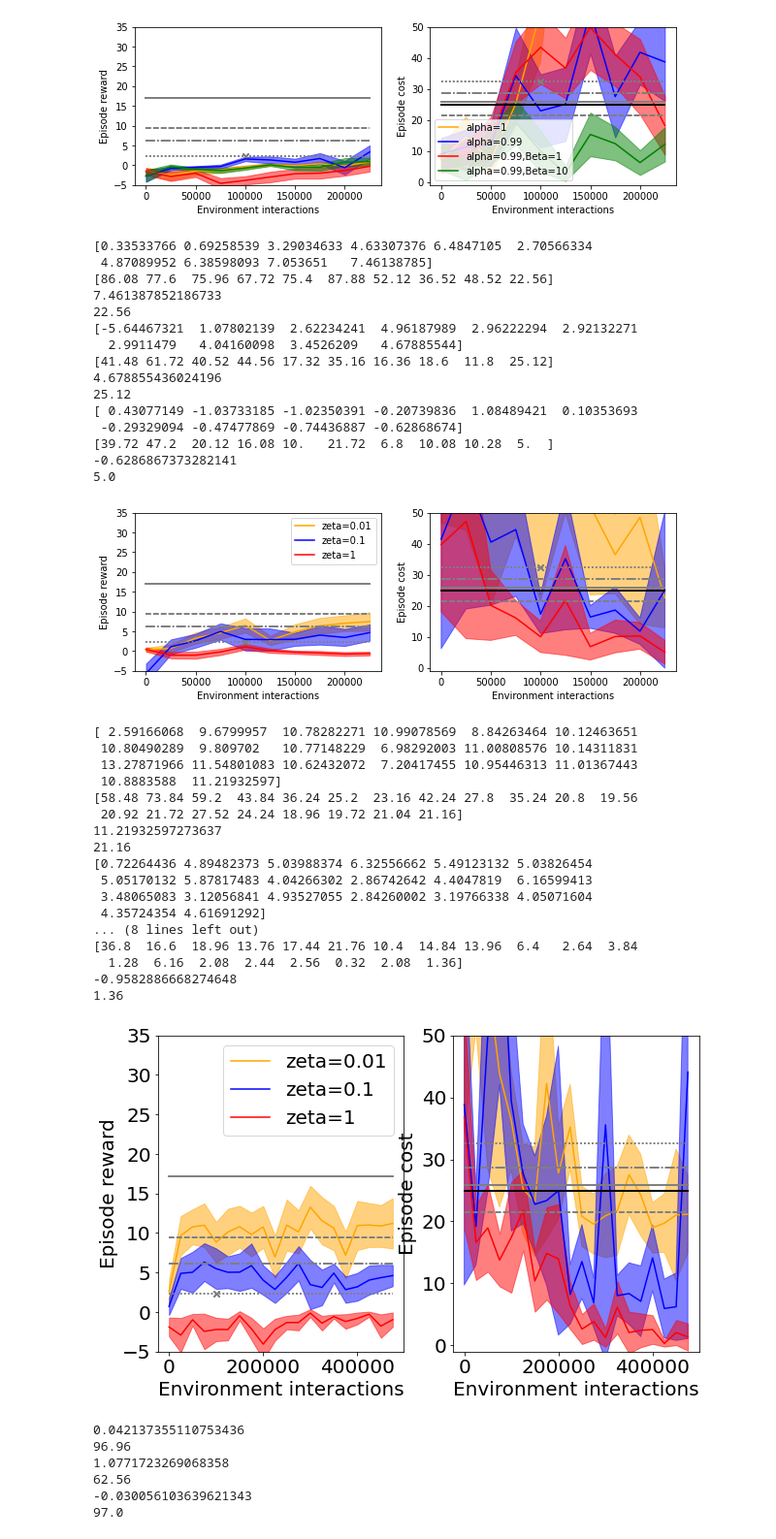
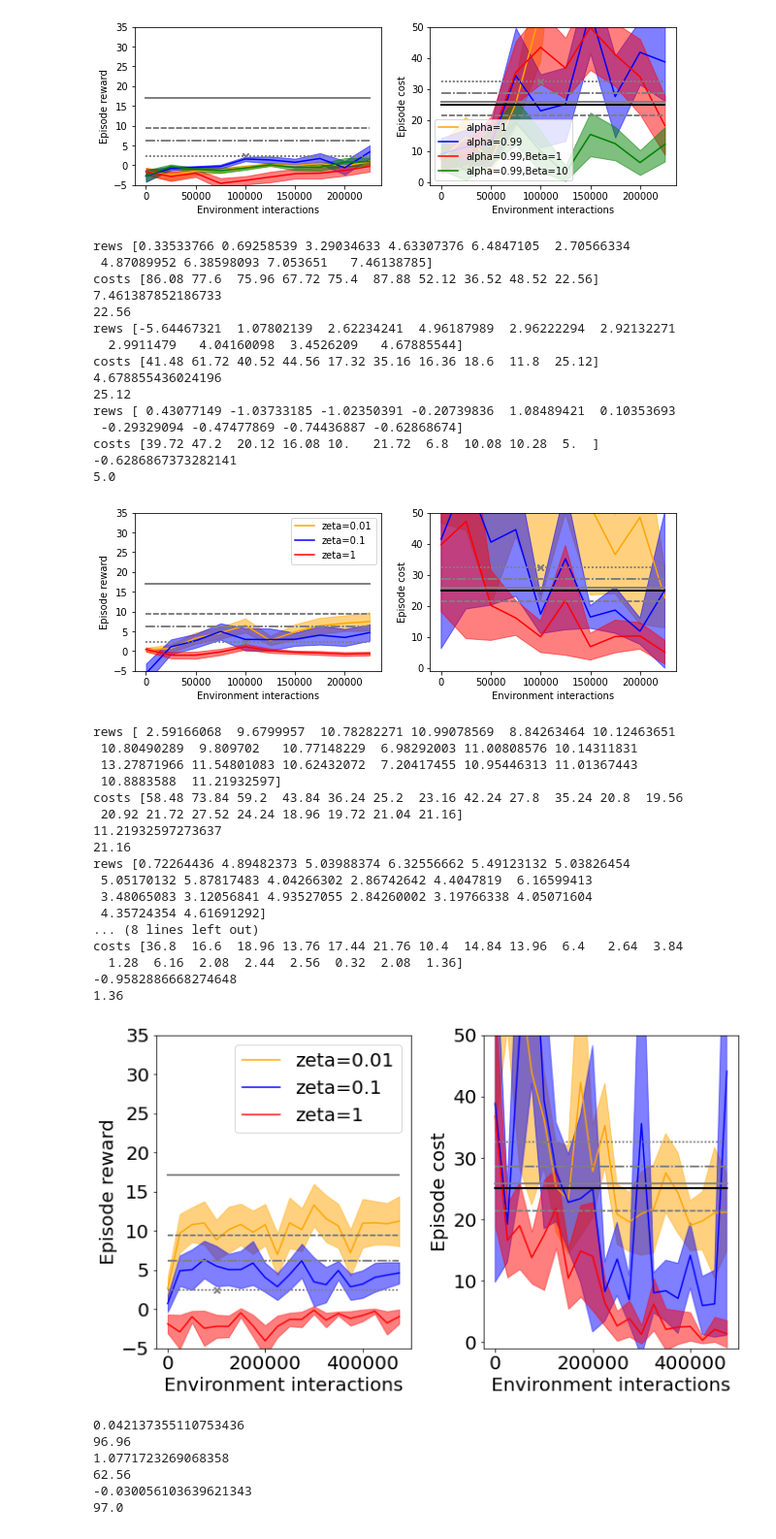
Before and after one commit to flodorner/Augmented_Constrained_RL, a Jupyter notebook: Plot_results.ipynb, the cells around one changed output. Shown at 97% size. Cells and saved outputs as stored; diff of their text form; code cells hidden in the pictures.

```diff
--- a/Plot_results.ipynb
+++ b/Plot_results.ipynb
@@ -255,46 +281,45 @@ plt.show()
 plot(["sac_c_ss10k_m001_a1_c001","sac_c_ss10k_m001_a1_c01","sac_c_ss10k_m001_a1_c1"],legend=["zeta=0.01","zeta=0.1","zeta=1"],loc_legend="upper right",fig_legend=1)
 
 plt.show()
 
 plot(["sac_c_ss10k_m001_a1_c001_long2","sac_c_ss10k_m001_a1_c01_long2","sac_c_ss10k_m001_a1_c1_long2"],legend=["zeta=0.01","zeta=0.1","zeta=1"],loc_legend="upper right",fig_legend=1,epochs=20,figsize=(10,6),fontsize=20)
-
+plt.tight_layout()
 plt.show()
-#Agent that does not see cost is bad in terms of both reward and costs. Roughly, larger zeta means less cost and less reward.
 # %% [output]
-[0.33533766 0.69258539 3.29034633 4.63307376 6.4847105  2.70566334
+rews [0.33533766 0.69258539 3.29034633 4.63307376 6.4847105  2.70566334
  4.87089952 6.38598093 7.053651   7.46138785]
-[86.08 77.6  75.96 67.72 75.4  87.88 52.12 36.52 48.52 22.56]
+costs [86.08 77.6  75.96 67.72 75.4  87.88 52.12 36.52 48.52 22.56]
 7.461387852186733
 22.56
-[-5.64467321  1.07802139  2.62234241  4.96187989  2.96222294  2.92132271
+rews [-5.64467321  1.07802139  2.62234241  4.96187989  2.96222294  2.92132271
   2.9911479   4.04160098  3.4526209   4.67885544]
-[41.48 61.72 40.52 44.56 17.32 35.16 16.36 18.6  11.8  25.12]
+costs [41.48 61.72 40.52 44.56 17.32 35.16 16.36 18.6  11.8  25.12]
 4.678855436024196
 25.12
-[ 0.43077149 -1.03733185 -1.02350391 -0.20739836  1.08489421  0.10353693
+rews [ 0.43077149 -1.03733185 -1.02350391 -0.20739836  1.08489421  0.10353693
  -0.29329094 -0.47477869 -0.74436887 -0.62868674]
-[39.72 47.2  20.12 16.08 10.   21.72  6.8  10.08 10.28  5.  ]
+costs [39.72 47.2  20.12 16.08 10.   21.72  6.8  10.08 10.28  5.  ]
 -0.6286867373282141
 5.0
 [figure]
-[ 2.59166068  9.6799957  10.78282271 10.99078569  8.84263464 10.12463651
+rews [ 2.59166068  9.6799957  10.78282271 10.99078569  8.84263464 10.12463651
  10.80490289  9.809702   10.77148229  6.98292003 11.00808576 10.14311831
  13.27871966 11.54801083 10.62432072  7.20417455 10.95446313 11.01367443
  10.8883588  11.21932597]
-[58.48 73.84 59.2  43.84 36.24 25.2  23.16 42.24 27.8  35.24 20.8  19.56
+costs [58.48 73.84 59.2  43.84 36.24 25.2  23.16 42.24 27.8  35.24 20.8  19.56
  20.92 21.72 27.52 24.24 18.96 19.72 21.04 21.16]
 11.21932597273637
 21.16
-[0.72264436 4.89482373 5.03988374 6.32556662 5.49123132 5.03826454
+rews [0.72264436 4.89482373 5.03988374 6.32556662 5.49123132 5.03826454
  5.05170132 5.87817483 4.04266302 2.86742642 4.4047819  6.16599413
  3.48065083 3.12056841 4.93527055 2.84260002 3.19766338 4.05071604
  4.35724354 4.61691292]
 ... (8 lines left out)
-[36.8  16.6  18.96 13.76 17.44 21.76 10.4  14.84 13.96  6.4   2.64  3.84
+costs [36.8  16.6  18.96 13.76 17.44 21.76 10.4  14.84 13.96  6.4   2.64  3.84
   1.28  6.16  2.08  2.44  2.56  0.32  2.08  1.36]
 -0.9582886668274648
 1.36
-[figure, old version]
+[figure, new version]
 # %%
 plot(["td3_ss10k_m001_a1_c001","td3_ss10k_m001_a1_c01","td3_ss10k_m001_a1_c1"],legend=["zeta=0.01","zeta=0.1","zeta=1"],loc_legend="upper right",fig_legend=1)
 
```
Also changed, not shown: parts of 18 cells of this notebook, 1 other file.
